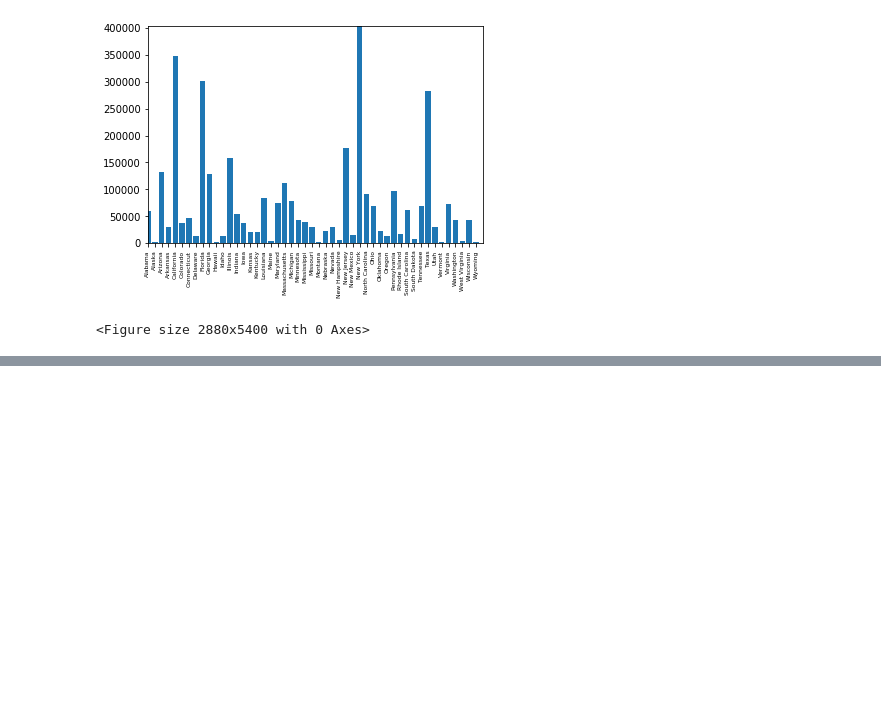
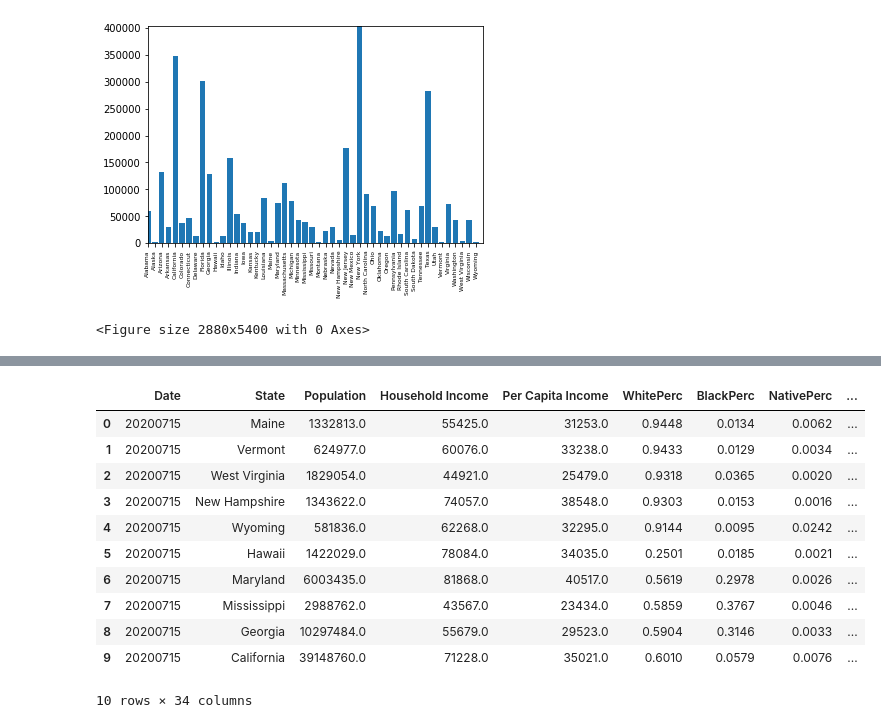
Before and after one commit to MBoerenko/Project1, a Jupyter notebook: CleanUp.ipynb, the cells around one changed output, grey strips where cells are left out. Saved outputs shown, nothing was run; the diff lists cells and outputs as text; code cells hidden in the pictures; blank space fills up the shorter version.

```diff
--- a/CleanUp.ipynb
+++ b/CleanUp.ipynb
@@ -146,0 +183,15 @@ plt.figure(figsize=(40,75))
+# %%
+racial_breakdown_df
+# %% [output]
+|  | Date | State | Population | Household Income | Per Capita Income | WhitePerc | BlackPerc | NativePerc | ... |
+| 0 | 20200715 | Maine | 1332813.0 | 55425.0 | 31253.0 | 0.9448 | 0.0134 | 0.0062 | ... |
+| 1 | 20200715 | Vermont | 624977.0 | 60076.0 | 33238.0 | 0.9433 | 0.0129 | 0.0034 | ... |
+| 2 | 20200715 | West Virginia | 1829054.0 | 44921.0 | 25479.0 | 0.9318 | 0.0365 | 0.0020 | ... |
+| 3 | 20200715 | New Hampshire | 1343622.0 | 74057.0 | 38548.0 | 0.9303 | 0.0153 | 0.0016 | ... |
+| 4 | 20200715 | Wyoming | 581836.0 | 62268.0 | 32295.0 | 0.9144 | 0.0095 | 0.0242 | ... |
+| 5 | 20200715 | Hawaii | 1422029.0 | 78084.0 | 34035.0 | 0.2501 | 0.0185 | 0.0021 | ... |
+| 6 | 20200715 | Maryland | 6003435.0 | 81868.0 | 40517.0 | 0.5619 | 0.2978 | 0.0026 | ... |
+| 7 | 20200715 | Mississippi | 2988762.0 | 43567.0 | 23434.0 | 0.5859 | 0.3767 | 0.0046 | ... |
+| 8 | 20200715 | Georgia | 10297484.0 | 55679.0 | 29523.0 | 0.5904 | 0.3146 | 0.0033 | ... |
+| 9 | 20200715 | California | 39148760.0 | 71228.0 | 35021.0 | 0.6010 | 0.0579 | 0.0076 | ... |
+10 rows × 34 columns
```
Also changed, not shown: parts of 4 cells of this notebook.
